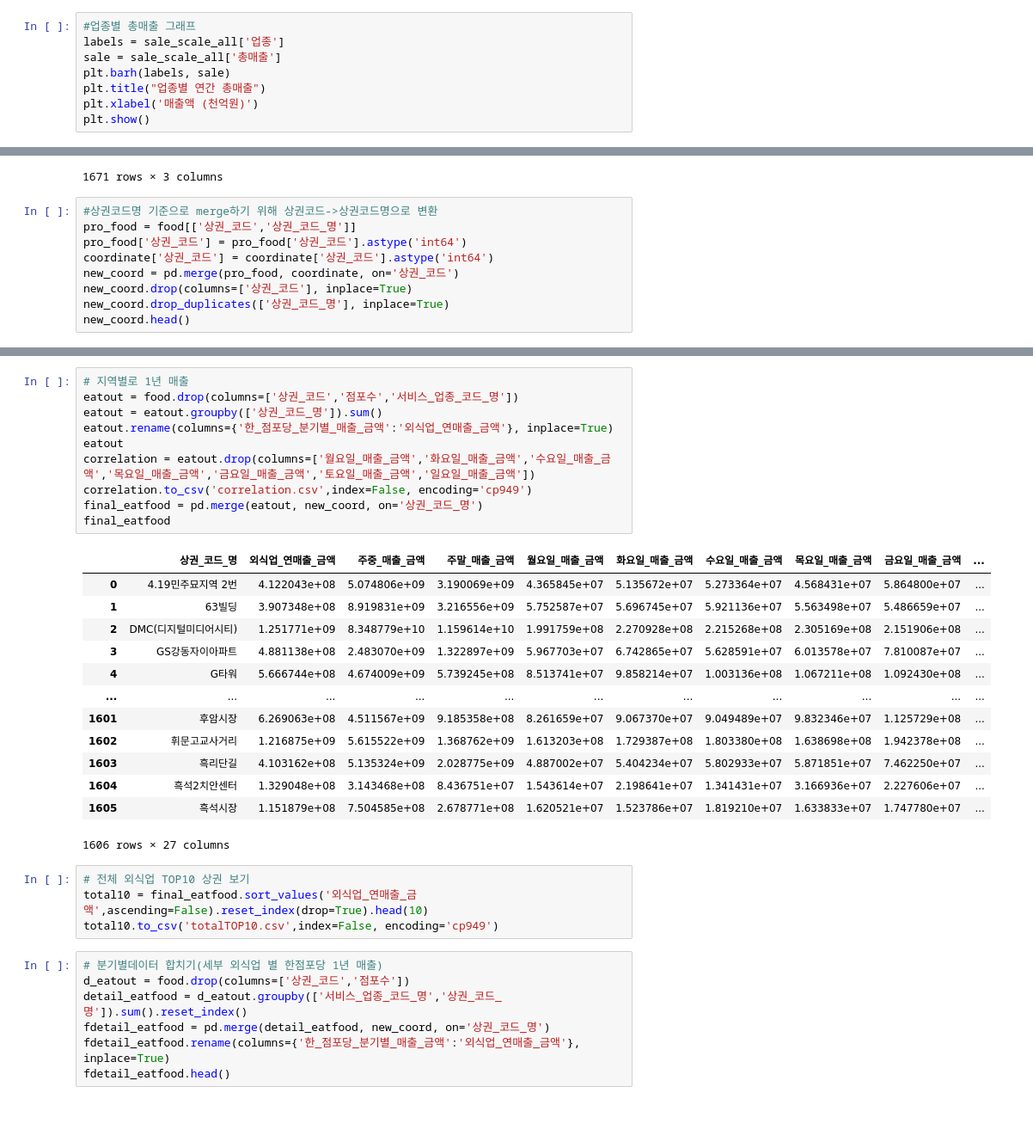
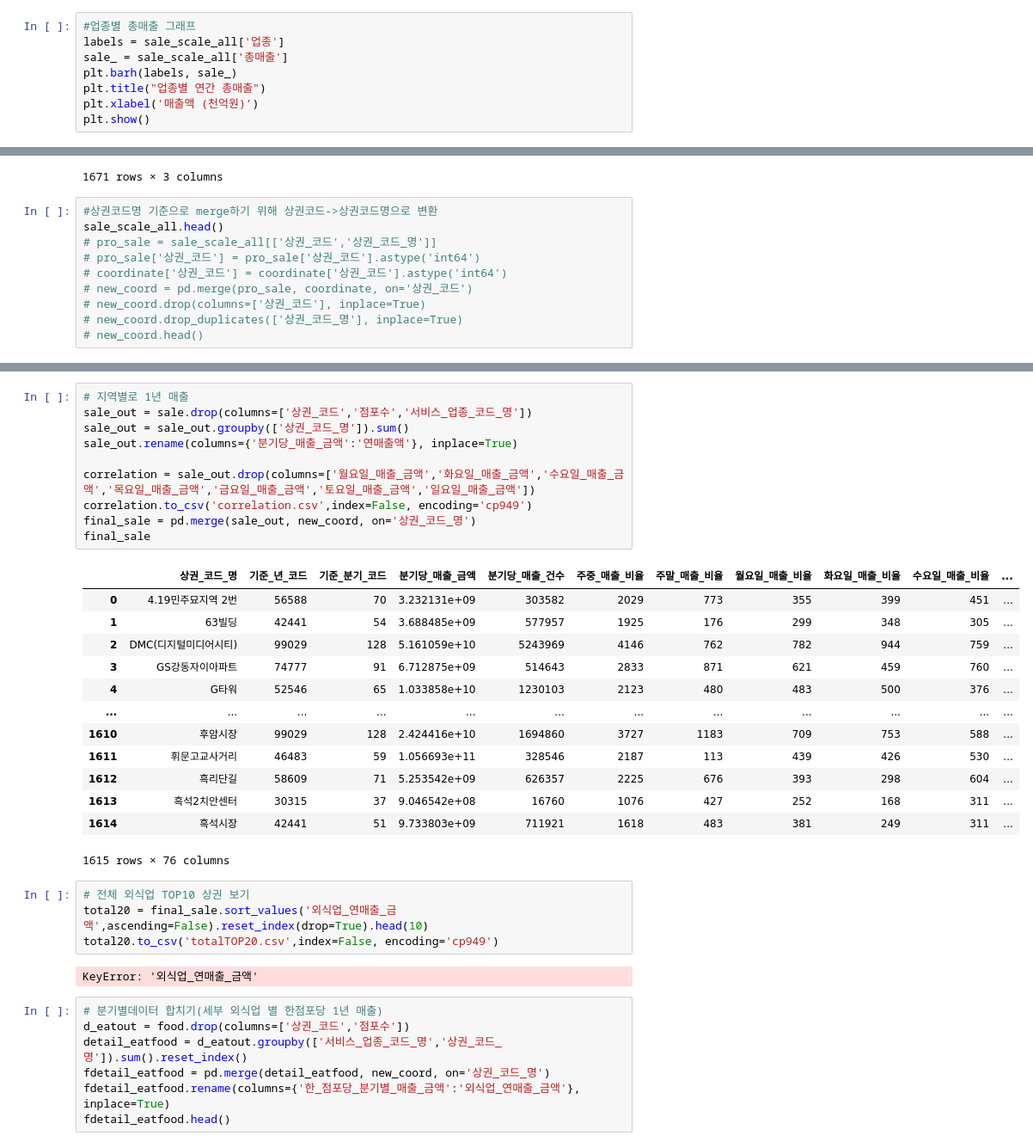
Before and after one commit to junhokim42/Python_study, a Jupyter notebook: Bigdata_training/Bigdata_analysis/Bigdata_project/Pharma.ipynb, the cells around one changed output, grey strips where cells are left out. Shown at 86% size. Drawn from its saved outputs; the diff is of its cells as text; blank space fills up the shorter version.

```diff
--- a/Bigdata_training/Bigdata_analysis/Bigdata_project/Pharma.ipynb
+++ b/Bigdata_training/Bigdata_analysis/Bigdata_project/Pharma.ipynb
@@ -165,8 +165,8 @@ sale_scale_all.columns = ['업종', '상권_코드', '총매출', '주중', '주
 # %%
 #업종별 총매출 그래프
 labels = sale_scale_all['업종']
-sale = sale_scale_all['총매출']
-plt.barh(labels, sale)
+sale_ = sale_scale_all['총매출']
+plt.barh(labels, sale_)
 plt.title("업종별 연간 총매출")
 plt.xlabel('매출액 (천억원)')
 plt.show()
@@ -305,11 +305,12 @@ coordinate
 1671 rows × 3 columns
 # %%
 #상권코드명 기준으로 merge하기 위해 상권코드->상권코드명으로 변환
-pro_food = food[['상권_코드','상권_코드_명']]
-pro_food['상권_코드'] = pro_food['상권_코드'].astype('int64')
-coordinate['상권_코드'] = coordinate['상권_코드'].astype('int64')
-new_coord = pd.merge(pro_food, coordinate, on='상권_코드')
-new_coord.drop(columns=['상권_코드'], inplace=True)
-new_coord.drop_duplicates(['상권_코드_명'], inplace=True)
-new_coord.head()
+sale_scale_all.head()
+# pro_sale = sale_scale_all[['상권_코드','상권_코드_명']]
+# pro_sale['상권_코드'] = pro_sale['상권_코드'].astype('int64')
+# coordinate['상권_코드'] = coordinate['상권_코드'].astype('int64')
+# new_coord = pd.merge(pro_sale, coordinate, on='상권_코드')
+# new_coord.drop(columns=['상권_코드'], inplace=True)
+# new_coord.drop_duplicates(['상권_코드_명'], inplace=True)
+# new_coord.head()
 # %% [output]
@@ -327,31 +323,33 @@ See the caveats in the documentation: https://pandas.pydata.org/pandas-docs/stab
 # %%
 # 지역별로 1년 매출
-eatout = food.drop(columns=['상권_코드','점포수','서비스_업종_코드_명'])
-eatout = eatout.groupby(['상권_코드_명']).sum()
-eatout.rename(columns={'한_점포당_분기별_매출_금액':'외식업_연매출_금액'}, inplace=True)
-eatout
-correlation = eatout.drop(columns=['월요일_매출_금액','화요일_매출_금액','수요일_매출_금액','목요일_매출_금액','금요일_매출_금액','토요일_매출_금액','일요일_매출_금액'])
+sale_out = sale.drop(columns=['상권_코드','점포수','서비스_업종_코드_명'])
+sale_out = sale_out.groupby(['상권_코드_명']).sum()
+sale_out.rename(columns={'분기당_매출_금액':'연매출액'}, inplace=True)
+
+correlation = sale_out.drop(columns=['월요일_매출_금액','화요일_매출_금액','수요일_매출_금액','목요일_매출_금액','금요일_매출_금액','토요일_매출_금액','일요일_매출_금액'])
 correlation.to_csv('correlation.csv',index=False, encoding='cp949')
-final_eatfood = pd.merge(eatout, new_coord, on='상권_코드_명')
-final_eatfood
+final_sale = pd.merge(sale_out, new_coord, on='상권_코드_명')
+final_sale
 # %% [output]
-|  | 상권_코드_명 | 외식업_연매출_금액 | 주중_매출_금액 | 주말_매출_금액 | 월요일_매출_금액 | 화요일_매출_금액 | 수요일_매출_금액 | 목요일_매출_금액 | 금요일_매출_금액 | ... |
-| 0 | 4.19민주묘지역 2번 | 4.122043e+08 | 5.074806e+09 | 3.190069e+09 | 4.365845e+07 | 5.135672e+07 | 5.273364e+07 | 4.568431e+07 | 5.864800e+07 | ... |
-| 1 | 63빌딩 | 3.907348e+08 | 8.919831e+09 | 3.216556e+09 | 5.752587e+07 | 5.696745e+07 | 5.921136e+07 | 5.563498e+07 | 5.486659e+07 | ... |
-| 2 | DMC(디지털미디어시티) | 1.251771e+09 | 8.348779e+10 | 1.159614e+10 | 1.991759e+08 | 2.270928e+08 | 2.215268e+08 | 2.305169e+08 | 2.151906e+08 | ... |
-| 3 | GS강동자이아파트 | 4.881138e+08 | 2.483070e+09 | 1.322897e+09 | 5.967703e+07 | 6.742865e+07 | 5.628591e+07 | 6.013578e+07 | 7.810087e+07 | ... |
-| 4 | G타워 | 5.666744e+08 | 4.674009e+09 | 5.739245e+08 | 8.513741e+07 | 9.858214e+07 | 1.003136e+08 | 1.067211e+08 | 1.092430e+08 | ... |
-| ... | ... | ... | ... | ... | ... | ... | ... | ... | ... | ... |
-| 1601 | 후암시장 | 6.269063e+08 | 4.511567e+09 | 9.185358e+08 | 8.261659e+07 | 9.067370e+07 | 9.049489e+07 | 9.832346e+07 | 1.125729e+08 | ... |
-| 1602 | 휘문고교사거리 | 1.216875e+09 | 5.615522e+09 | 1.368762e+09 | 1.613203e+08 | 1.729387e+08 | 1.803380e+08 | 1.638698e+08 | 1.942378e+08 | ... |
-| 1603 | 흑리단길 | 4.103162e+08 | 5.135324e+09 | 2.028775e+09 | 4.887002e+07 | 5.404234e+07 | 5.802933e+07 | 5.871851e+07 | 7.462250e+07 | ... |
-| 1604 | 흑석2치안센터 | 1.329048e+08 | 3.143468e+08 | 8.436751e+07 | 1.543614e+07 | 2.198641e+07 | 1.341431e+07 | 3.166936e+07 | 2.227606e+07 | ... |
-| 1605 | 흑석시장 | 1.151879e+08 | 7.504585e+08 | 2.678771e+08 | 1.620521e+07 | 1.523786e+07 | 1.819210e+07 | 1.633833e+07 | 1.747780e+07 | ... |
+|  | 상권_코드_명 | 기준_년_코드 | 기준_분기_코드 | 분기당_매출_금액 | 분기당_매출_건수 | 주중_매출_비율 | 주말_매출_비율 | 월요일_매출_비율 | 화요일_매출_비율 | 수요일_매출_비율 | ... |
+| 0 | 4.19민주묘지역 2번 | 56588 | 70 | 3.232131e+09 | 303582 | 2029 | 773 | 355 | 399 | 451 | ... |
+| 1 | 63빌딩 | 42441 | 54 | 3.688485e+09 | 577957 | 1925 | 176 | 299 | 348 | 305 | ... |
+| 2 | DMC(디지털미디어시티) | 99029 | 128 | 5.161059e+10 | 5243969 | 4146 | 762 | 782 | 944 | 759 | ... |
+| 3 | GS강동자이아파트 | 74777 | 91 | 6.712875e+09 | 514643 | 2833 | 871 | 621 | 459 | 760 | ... |
+| 4 | G타워 | 52546 | 65 | 1.033858e+10 | 1230103 | 2123 | 480 | 483 | 500 | 376 | ... |
+| ... | ... | ... | ... | ... | ... | ... | ... | ... | ... | ... | ... |
+| 1610 | 후암시장 | 99029 | 128 | 2.424416e+10 | 1694860 | 3727 | 1183 | 709 | 753 | 588 | ... |
+| 1611 | 휘문고교사거리 | 46483 | 59 | 1.056693e+11 | 328546 | 2187 | 113 | 439 | 426 | 530 | ... |
+| 1612 | 흑리단길 | 58609 | 71 | 5.253542e+09 | 626357 | 2225 | 676 | 393 | 298 | 604 | ... |
+| 1613 | 흑석2치안센터 | 30315 | 37 | 9.046542e+08 | 16760 | 1076 | 427 | 252 | 168 | 311 | ... |
+| 1614 | 흑석시장 | 42441 | 51 | 9.733803e+09 | 711921 | 1618 | 483 | 381 | 249 | 311 | ... |
-1606 rows × 27 columns
+1615 rows × 76 columns
 # %%
 # 전체 외식업 TOP10 상권 보기
-total10 = final_eatfood.sort_values('외식업_연매출_금액',ascending=False).reset_index(drop=True).head(10)
-total10.to_csv('totalTOP10.csv',index=False, encoding='cp949')
+total20 = final_sale.sort_values('외식업_연매출_금액',ascending=False).reset_index(drop=True).head(10)
+total20.to_csv('totalTOP20.csv',index=False, encoding='cp949')
+# %% [output]
+KeyError: '외식업_연매출_금액'
 # %%
 # 분기별데이터 합치기(세부 외식업 별 한점포당 1년 매출)
 d_eatout = food.drop(columns=['상권_코드','점포수'])
```
Also changed, not shown: parts of 2 cells of this notebook, 7 other files.
